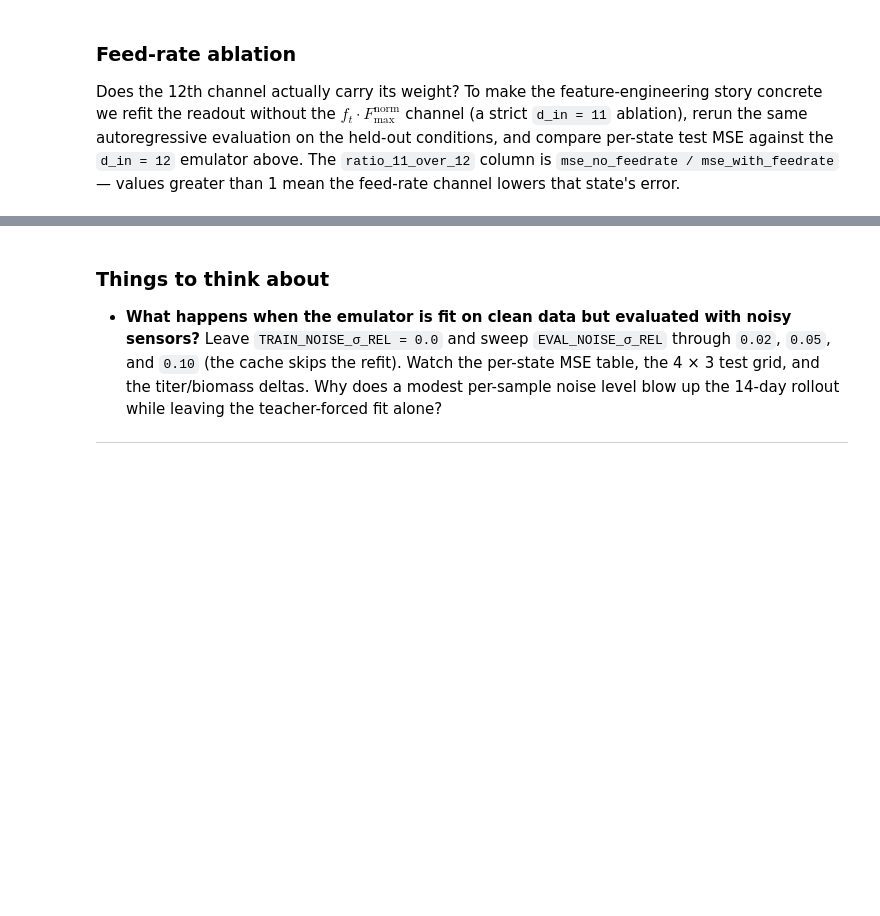
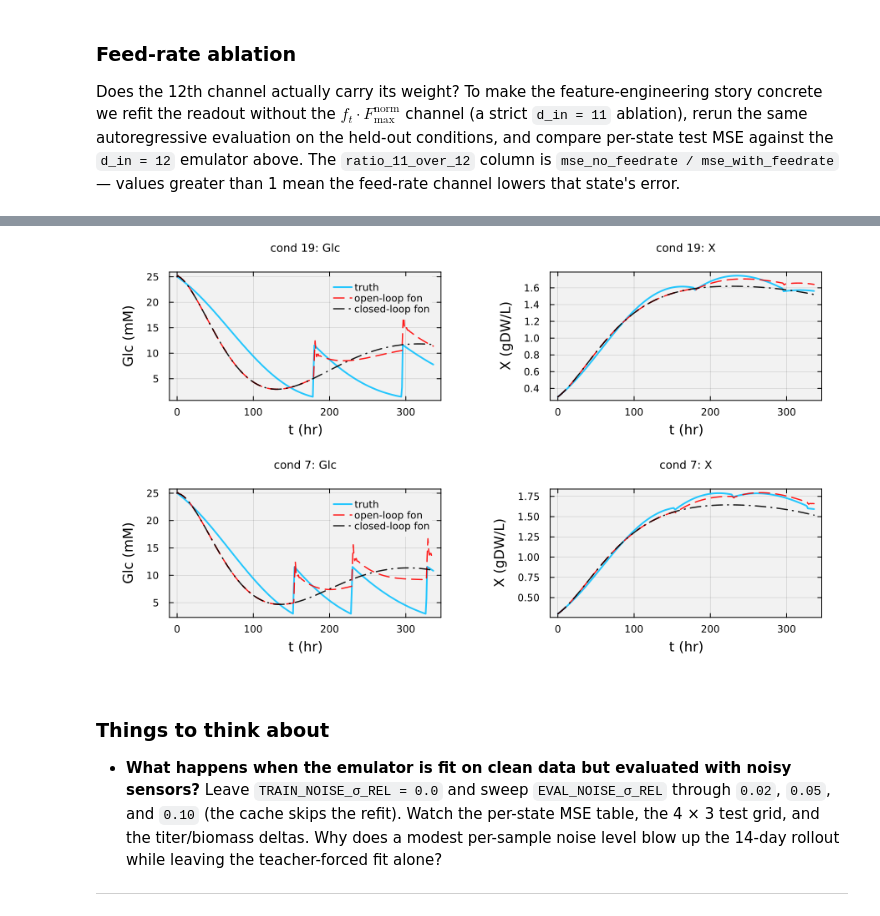
Before and after one commit to varnerlab/CHEME-5820-Labs-Spring-2026, a Jupyter notebook: labs/week-14/L14d/CHEME-5820-L14d-Lab-Spring-2026.ipynb, the cells around one changed output, grey strips where cells are left out. Drawn from its saved outputs; the diff is of its cells as text; code cells hidden in the pictures; blank space fills up the shorter version.

```diff
--- a/labs/week-14/L14d/CHEME-5820-L14d-Lab-Spring-2026.ipynb
+++ b/labs/week-14/L14d/CHEME-5820-L14d-Lab-Spring-2026.ipynb
@@ -544,3 +792,72 @@ end;
+# %%
+let
+    # side-by-side rollout comparison on two test conditions, showing Glc and X.
+    # open-loop fon comes from the clean ODE glucose (Task 3 convention);
+    # closed-loop fon is computed on the fly from the model's predicted Glc.
+    show_conds   = test_idx[1:2]
+    state_labels = ["V", "X", "Glc", "Gln", "P", "Lac", "Amm"]
+    state_units  = ["L", "gDW/L", "mM", "mM", "mg/L", "mM", "mM"]
+    show_states  = [3, 2]                       # Glc, X
+    glc_denorm(z) = state_mins[GLC_IDX] + z * (state_maxs[GLC_IDX] - state_mins[GLC_IDX])
+
+    plots_grid = Any[]
+    for i in show_conds
+        x0 = state_norm[i][1, :]
+
+        # open-loop (Task 3 convention): fon from clean ODE glucose
+        fon_true = compute_feed_on(state_arrays_true[i][:, GLC_IDX])
+        preds_open = autoregressive_rollout_feedon(ssm, x0, cond_norm[i], fon_true)
+
+        # closed-loop: fon derived inline from the model's predicted Glc
+        Glc_min, Glc_max = cond_list[i][2], cond_list[i][3]
+        c_norm_i = collect(cond_norm[i])
+        T = length(time_vector)
+        preds_cl = zeros(Float64, T, N_STATES); preds_cl[1, :] = x0
+        h_state = copy(ssm.x₀); u = zeros(D_IN); pump_on = 0.0
+        for t in 1:(T - 1)
+            glc_t = glc_denorm(preds_cl[t, GLC_IDX])
+            if pump_on == 0.0 && glc_t < Glc_min
+                pump_on = 1.0
+            elseif pump_on == 1.0 && glc_t > Glc_max
+                pump_on = 0.0
+            end
+            for j in 1:N_STATES; u[j] = preds_cl[t, j]; end
+            for j in 1:N_COND;  u[N_STATES + j] = c_norm_i[j]; end
+            u[N_STATES + N_COND + 1] = pump_on
+            u[N_STATES + N_COND + 2] = pump_on * c_norm_i[F_IDX]
+            h_state = ssm.Ā * h_state + ssm.B̄ * u
+            y_t     = ssm.C * h_state .+ ssm.D * u
+            for j in 1:N_STATES; preds_cl[t + 1, j] = y_t[j]; end
+        end
+
+        preds_open_d = denormalize_minmax(preds_open, state_mins, state_maxs)
+        preds_cl_d   = denormalize_minmax(preds_cl,   state_mins, state_maxs)
+        truth_d      = state_arrays_true[i]
+
+        for (k, s) in enumerate(show_states)
+            p = plot(time_vector, truth_d[:, s];
+                     label = k == 1 ? "truth" : "",
+                     lw = 2, c = :deepskyblue, alpha = 0.85,
+                     bg = "gray95", background_color_outside = "white",
+                     framestyle = :box, fg_legend = :transparent,
+                     xlabel = "t (hr)",
+                     ylabel = "$(state_labels[s]) ($(state_units[s]))",
+                     title = "cond $(i): $(state_labels[s])", titlefont = font(9))
+            plot!(p, time_vector, preds_open_d[:, s];
+                  label = k == 1 ? "open-loop fon" : "",
+                  lw = 1.5, c = :red, alpha = 0.9, ls = :dash)
+            plot!(p, time_vector, preds_cl_d[:, s];
+                  label = k == 1 ? "closed-loop fon" : "",
+                  lw = 1.5, c = :black, alpha = 0.9, ls = :dashdot)
+            push!(plots_grid, p)
+        end
+    end
+    plot(plots_grid...; layout = (2, 2), size = (900, 520),
+         left_margin = 10Plots.mm, bottom_margin = 8Plots.mm,
+         right_margin = 6Plots.mm, top_margin = 4Plots.mm)
+end
+# %% [output]
+[figure, added]
 # %% [markdown]
 ### Things to think about
 * __What happens when the emulator is fit on clean data but evaluated with noisy sensors?__ Leave `TRAIN_NOISE_σ_REL = 0.0` and sweep `EVAL_NOISE_σ_REL` through `0.02`, `0.05`, and `0.10` (the cache skips the refit). Watch the per-state MSE table, the 4 × 3 test grid, and the titer/biomass deltas. Why does a modest per-sample noise level blow up the 14-day rollout while leaving the teacher-forced fit alone?
```
Also changed, not shown: parts of 18 cells of this notebook.
